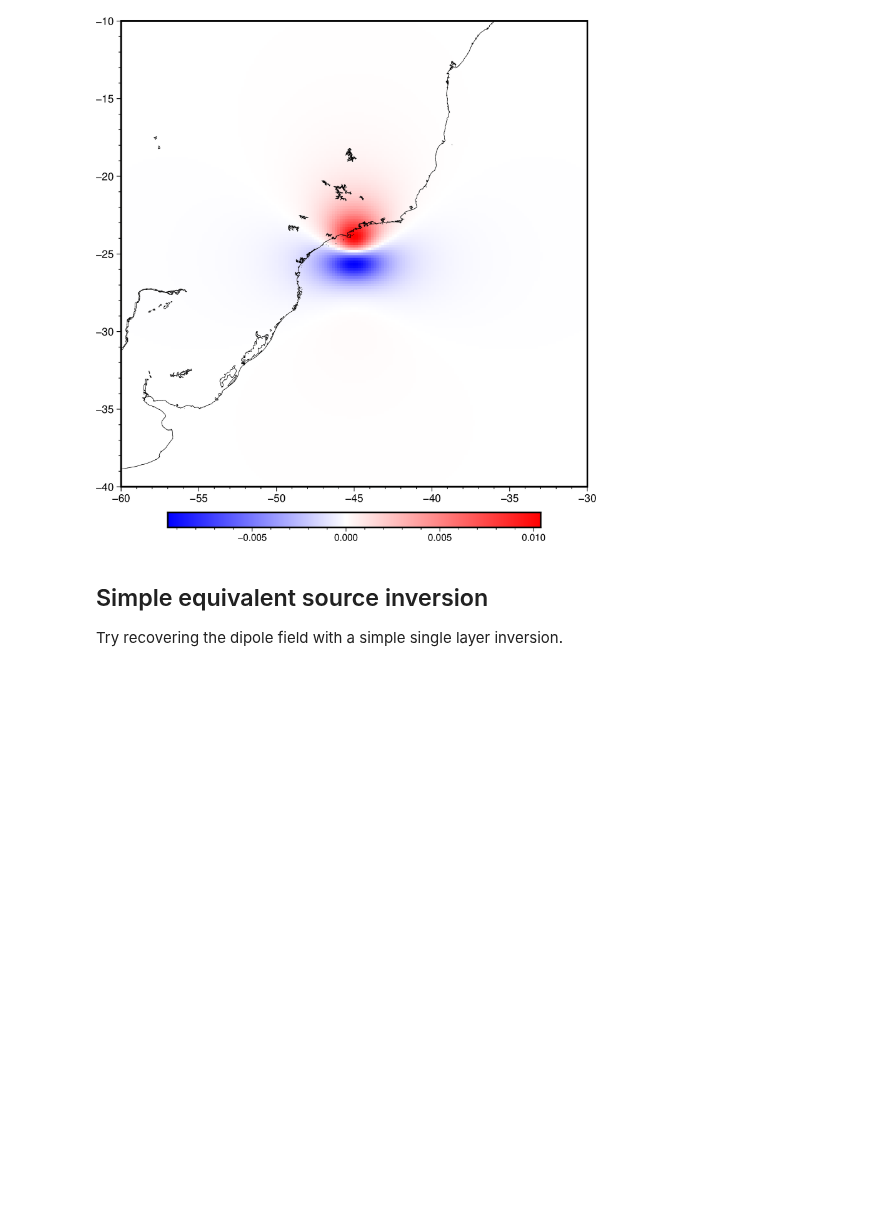
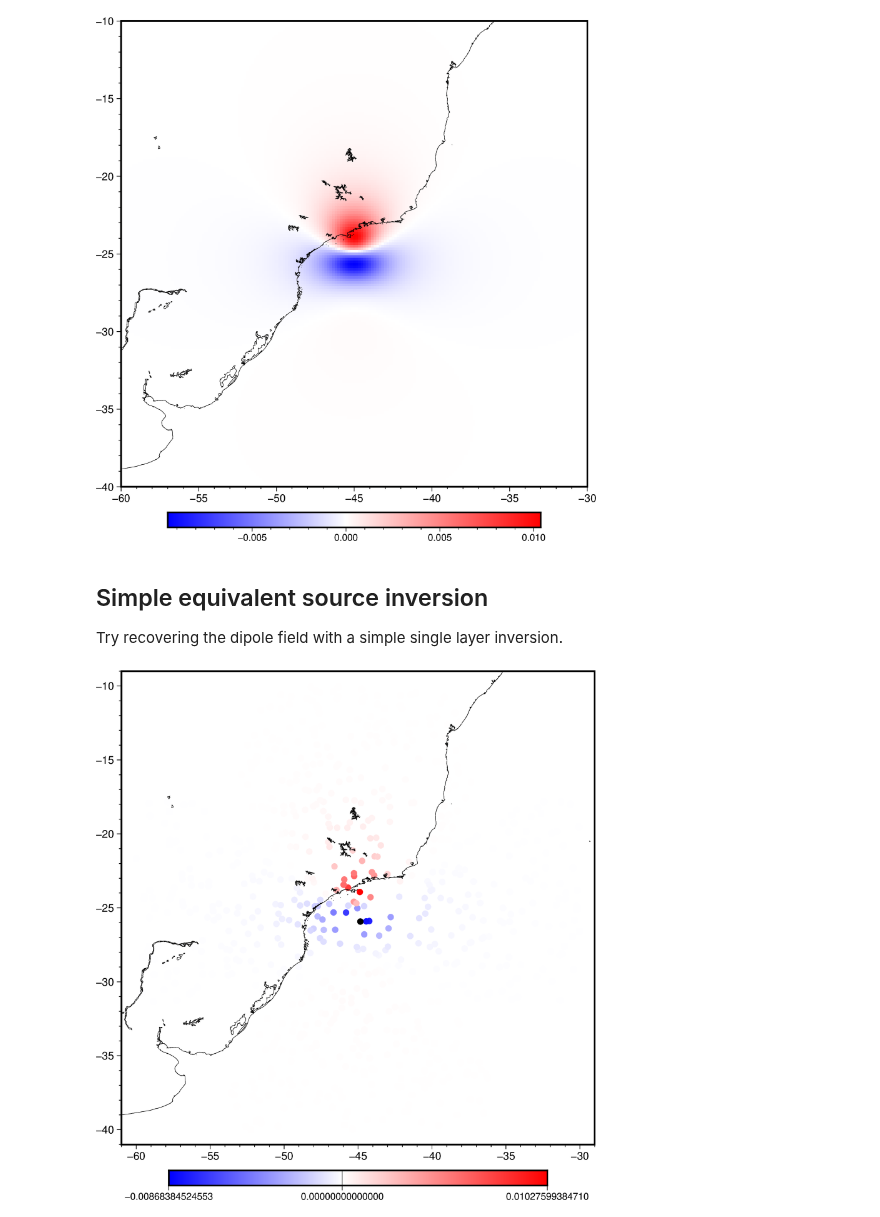
Before and after one commit to compgeolab/eqs-magnetic-spherical, a Jupyter notebook: code/proof-of-concept.ipynb, the cells around one changed output. Saved outputs shown, nothing was run; the diff lists cells and outputs as text; code cells hidden in the pictures; blank space fills up the shorter version.

```diff
--- a/code/proof-of-concept.ipynb
+++ b/code/proof-of-concept.ipynb
@@ -63,3 +63,16 @@ fig.show()
 ## Simple equivalent source inversion
 
 Try recovering the dipole field with a simple single layer inversion.
+# %%
+coordinates = bd.random_coordinates(region, 1000, non_dimensional_coords=100e3)
+magnetic_field_obs = sph.dipole_magnetic_geodetic(coordinates, dipole, dipole_moment)
+data = hm.total_field_anomaly(magnetic_field_obs, inclination, declination)
+# %%
+fig = pygmt.Figure()
+pygmt.makecpt(cmap="polar+h", series=[data.min(), data.max()])
+fig.plot(x=coordinates[0], y=coordinates[1], fill=data, style="c0.2c", cmap=True, frame=True)
+fig.colorbar()
+fig.coast(shorelines=True)
+fig.show()
+# %% [output]
+[figure, added]
```
Also changed, not shown: parts of 3 cells of this notebook, 1 other file.
